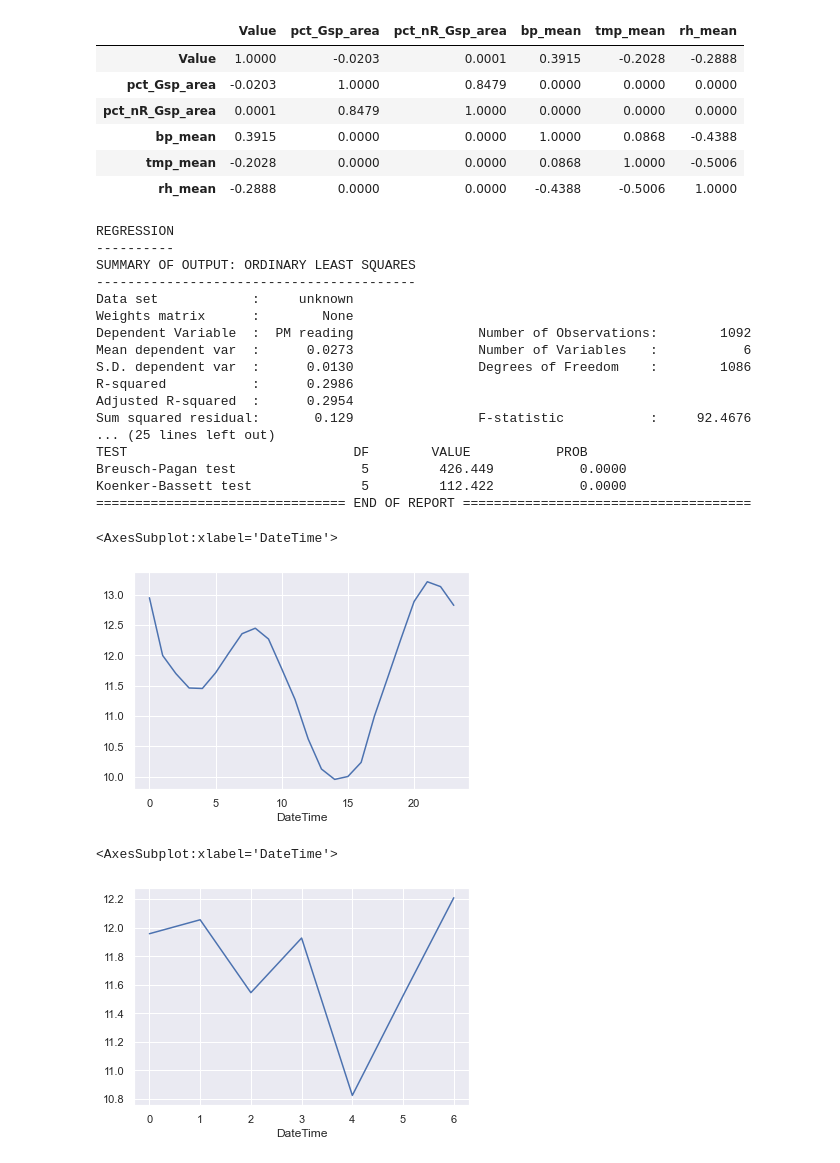
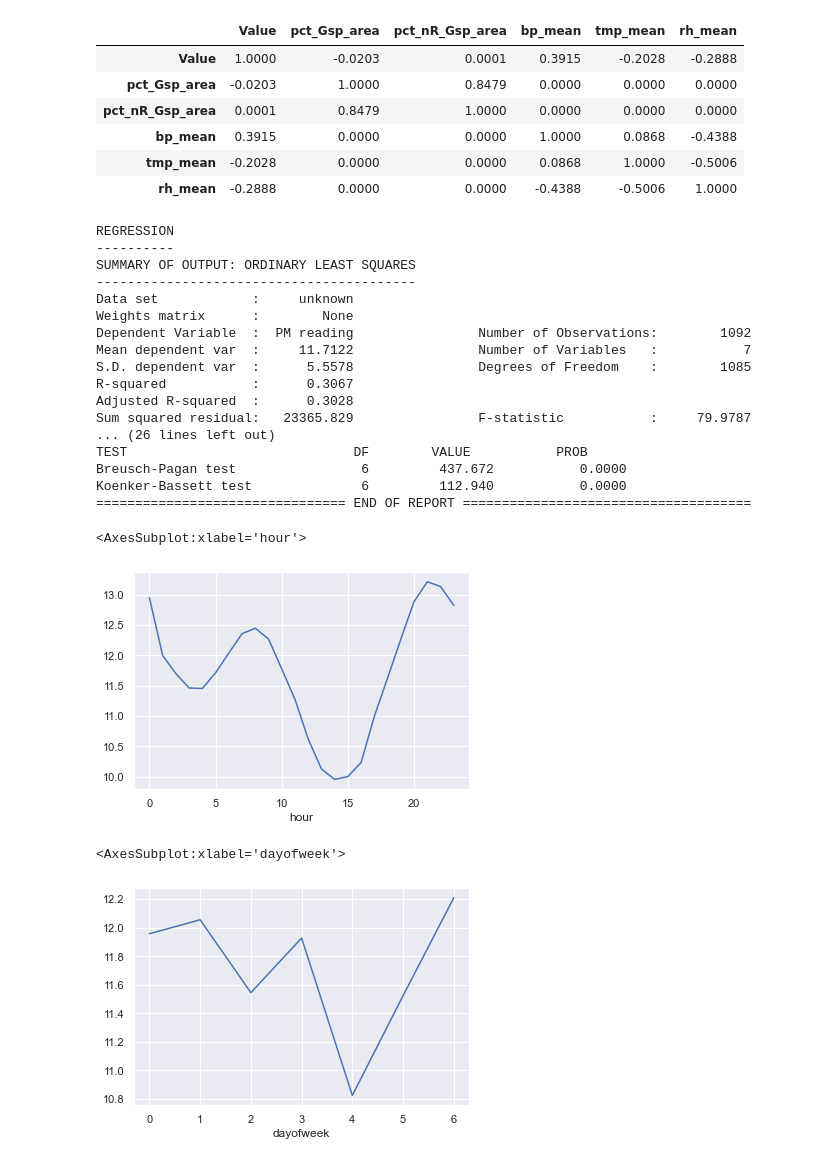
Before and after one commit to yulun-cd/IGS, a Jupyter notebook: DataAnalysis.ipynb, the cells around one changed output. Saved outputs shown, nothing was run; the diff lists cells and outputs as text; code cells hidden in the pictures.

Commit message:
add a new variable (nR_Gsp_edge)

```diff
--- a/DataAnalysis.ipynb
+++ b/DataAnalysis.ipynb
@@ -138,7 +138,7 @@ Ttest_relResult(statistic=-26.387207954060155, pvalue=1.0213098987166908e-147)
 Both indicate that we should reject H0, meaning the two datasets are statistically significantly different.
 # %%
 # revmove them from the list
-loc_gdf.drop(['BL0','GR4'],inplace=True)
+# loc_gdf.drop(['BL0','GR4'],inplace=True)
 # %%
 # get the area of each buffer zone
 loc_gdf['buffer_area']=loc_gdf['buffer_1km'].area
@@ -148,6 +148,8 @@ loc_gdf['rd_len']=loc_gdf['Road'].length
 # get percentages of green space and near-road green space areas
 loc_gdf['pct_Gsp_area']=loc_gdf['GreenSpace'].area/loc_gdf['buffer_area'] # percentage of gsp area
 loc_gdf['pct_nR_Gsp_area']=loc_gdf['NR_GreenSpace'].area/loc_gdf['buffer_area'] # percentage of near road gsp area
+# %%
+loc_gdf['nR_Gsp_edge']=loc_gdf['NR_GreenSpace'].length
 # %%
 loc_gdf.head()
 # %% [output]
@@ -379,7 +380,6 @@ weekly[['Value']+vars].corr().round(4)
 | rh_mean | -0.2888 | 0.0000 | 0.0000 | -0.4388 | -0.5006 | 1.0000 |
 # %%
 Y=weekly['Value'].values
-Y=Y/np.linalg.norm(Y,axis=0)
 
 X=weekly[vars].values
 
@@ -394,24 +394,26 @@ SUMMARY OF OUTPUT: ORDINARY LEAST SQUARES
 Data set            :     unknown
 Weights matrix      :        None
 Dependent Variable  :  PM reading                Number of Observations:        1092
-Mean dependent var  :      0.0273                Number of Variables   :           6
-S.D. dependent var  :      0.0130                Degrees of Freedom    :        1086
-R-squared           :      0.2986
-Adjusted R-squared  :      0.2954
-Sum squared residual:       0.129                F-statistic           :     92.4676
-... (25 lines left out)
+Mean dependent var  :     11.7122                Number of Variables   :           7
+S.D. dependent var  :      5.5578                Degrees of Freedom    :        1085
+R-squared           :      0.3067
+Adjusted R-squared  :      0.3028
+Sum squared residual:   23365.829                F-statistic           :     79.9787
+... (26 lines left out)
 TEST                             DF        VALUE           PROB
-Breusch-Pagan test                5         426.449           0.0000
-Koenker-Bassett test              5         112.422           0.0000
+Breusch-Pagan test                6         437.672           0.0000
+Koenker-Bassett test              6         112.940           0.0000
 ================================ END OF REPORT =====================================
 # %%
-df.groupby(df['DateTime'].dt.hour).mean()['Value'].plot()
+df['hour']=df['DateTime'].dt.hour
+df.groupby('hour').mean()['Value'].plot()
 # %% [output]
-<AxesSubplot:xlabel='DateTime'>
+<AxesSubplot:xlabel='hour'>
-[figure, old version]
+[figure, new version]
 # %%
-df.groupby(df['DateTime'].dt.dayofweek).mean()['Value'].plot()
+df['dayofweek']=df['DateTime'].dt.dayofweek
+df.groupby('dayofweek').mean()['Value'].plot()
 # %% [output]
-<AxesSubplot:xlabel='DateTime'>
+<AxesSubplot:xlabel='dayofweek'>
 [figure]
 # %%
```
Also changed, not shown: parts of 21 cells of this notebook.
